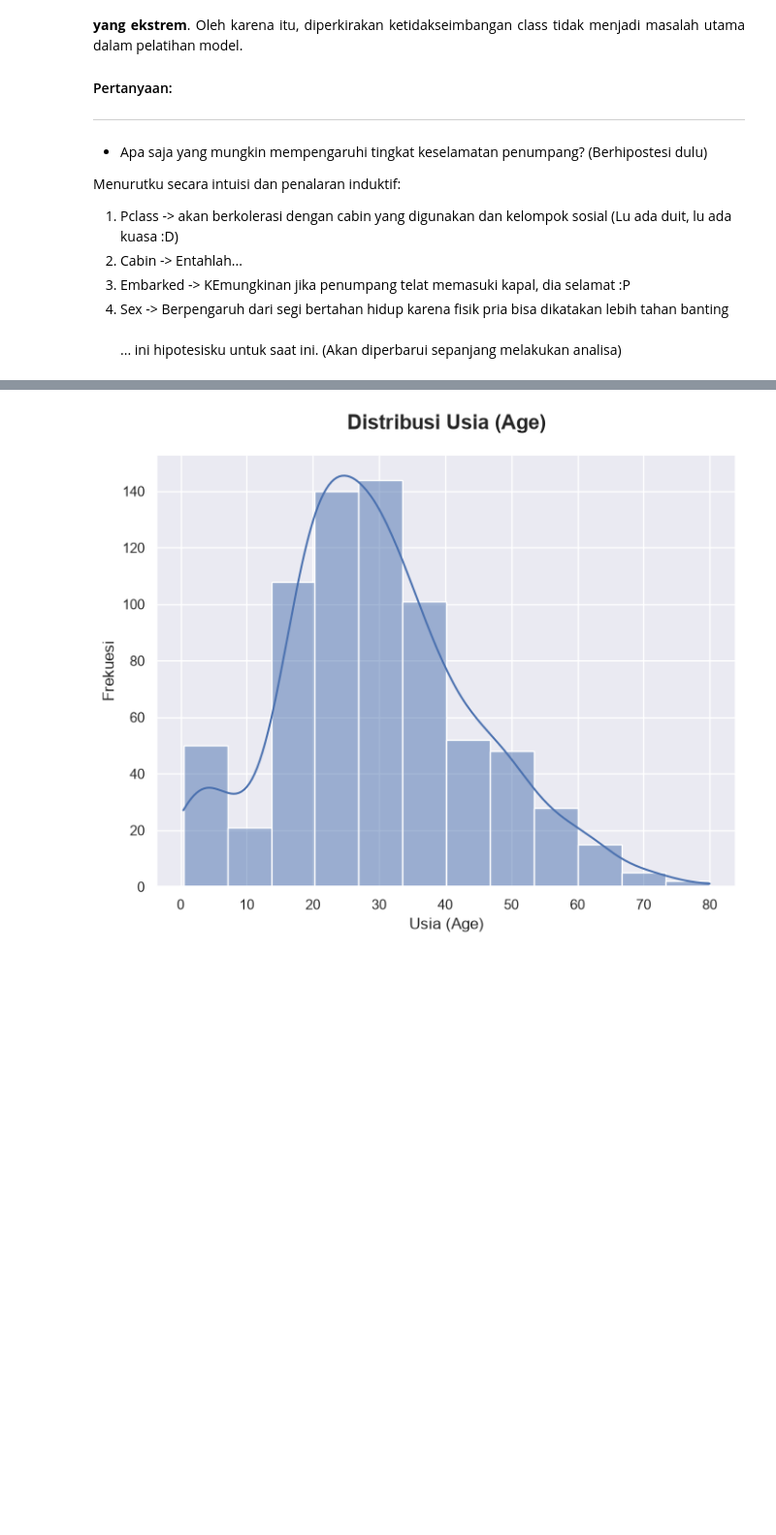
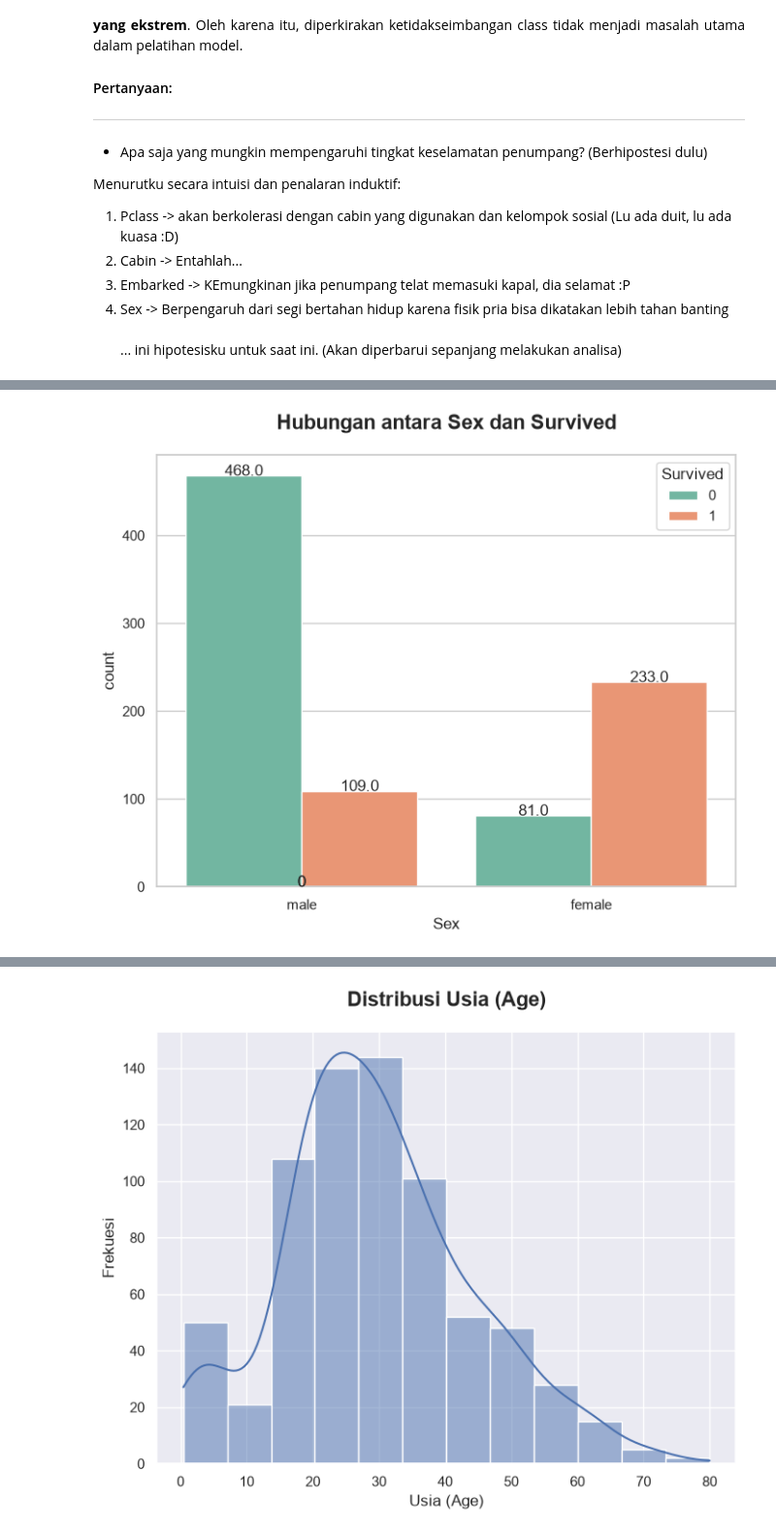
Before and after one commit to jamaak/ml-titanic-machine-learning, a Jupyter notebook: notebook/cleaning-data.ipynb, the cells around one changed output, grey strips where cells are left out. Shown at 97% size. Drawn from its saved outputs; the diff is of its cells as text; code cells hidden in the pictures; blank space fills up the shorter version.

```diff
--- a/notebook/cleaning-data.ipynb
+++ b/notebook/cleaning-data.ipynb
@@ -198,0 +238,37 @@ Menurutku secara intuisi dan penalaran induktif: <br>
+# %%
+# Check hipotesis dengan visualisasi data
+# ================================================================
+
+# Visualisasi hubungan antara jenis kelamin dan kelangsungan hidup
+sns.set_theme(style="whitegrid")
+plt.figure(figsize=(8, 6))
+
+ax = sns.countplot(
+    data=train_df,
+    x="Sex",
+    hue="Survived",
+    palette="Set2",
+    legend=True
+)
+
+for p in ax.patches:
+    count=p.get_height()
+
+    ax.annotate(
+        f'{count}',
+        (
+            p.get_x() + p.get_width()/2,
+            count
+        ),
+        ha='center'
+    )
+ax.set_title(
+    "Hubungan antara Sex dan Survived",
+    fontsize=16,
+    fontweight="bold",
+    pad=20
+)
+
+plt.show()
+# %% [output]
+[figure, added]
```
Also changed, not shown: parts of 2 cells of this notebook.
